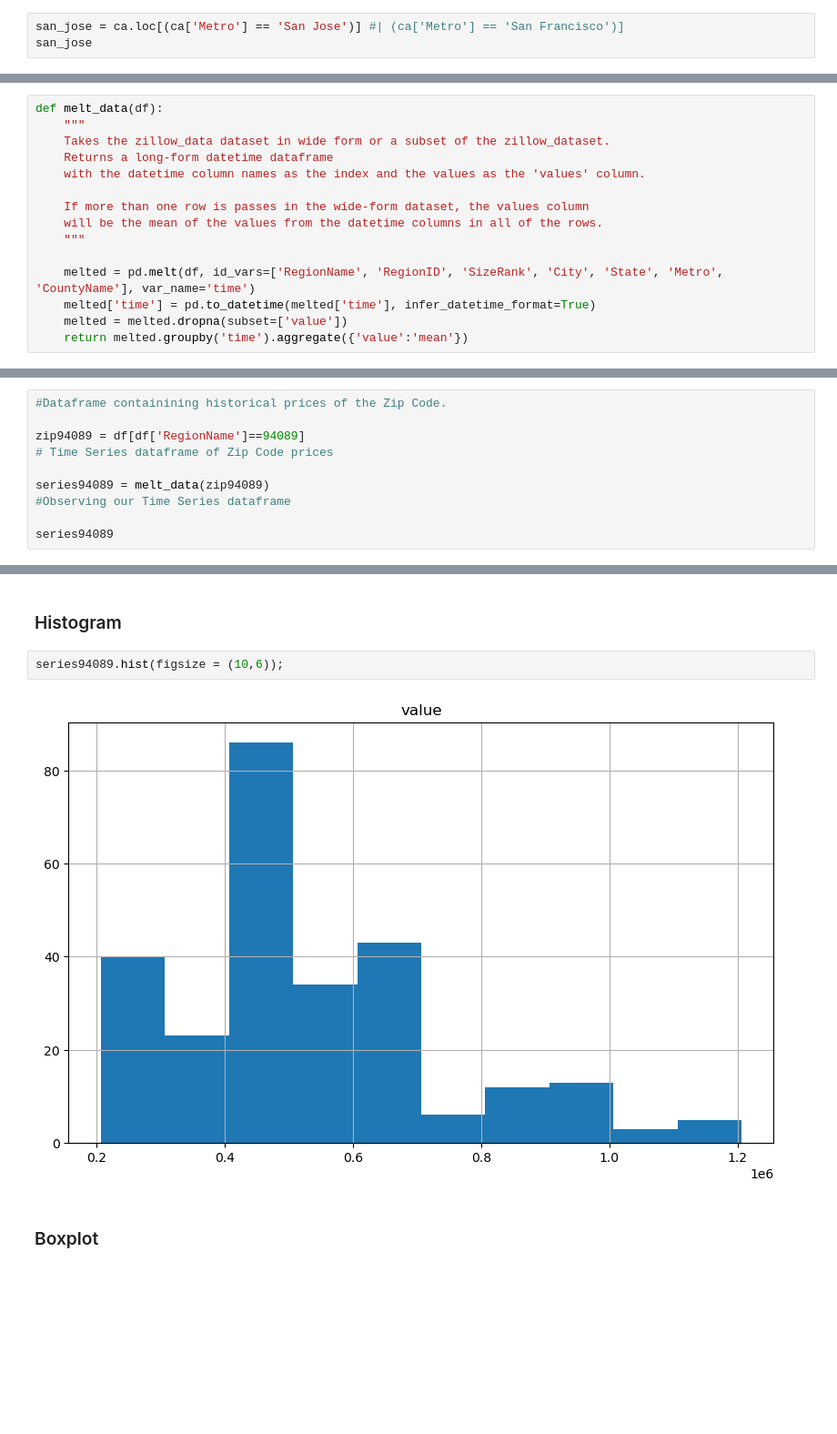
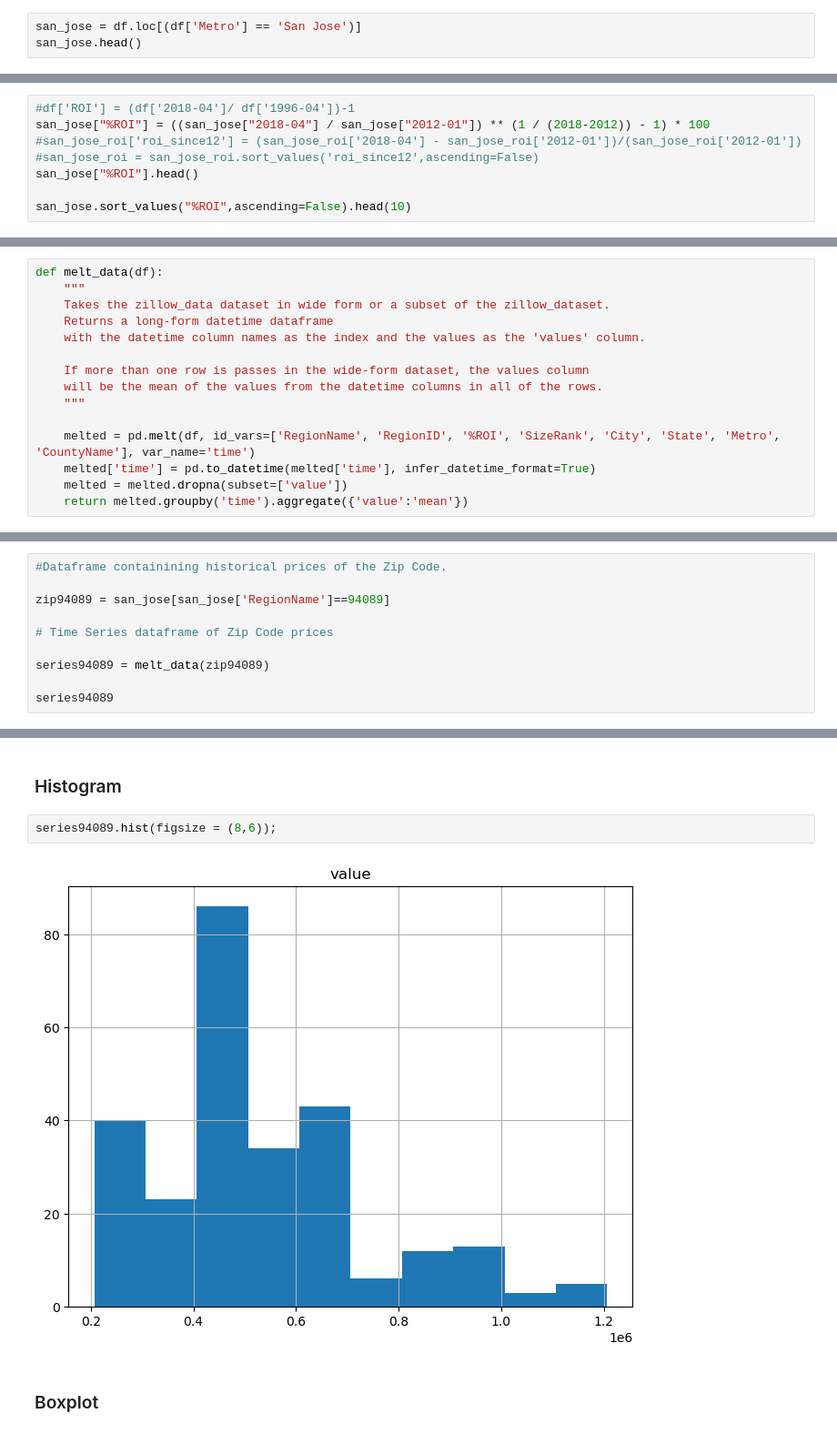
Before and after one commit to lalynjay/Time_series_analysis, a Jupyter notebook: Time_series_analysis.ipynb, the cells around one changed output, grey strips where cells are left out. Shown at 91% size. Saved outputs shown, nothing was run; the diff lists cells and outputs as text; blank space fills up the shorter version.

```diff
--- a/Time_series_analysis.ipynb
+++ b/Time_series_analysis.ipynb
@@ -122,6 +99,6 @@ Name: CountyName, dtype: int64
 # %%
-san_jose = ca.loc[(ca['Metro'] == 'San Jose')] #| (ca['Metro'] == 'San Francisco')]
-san_jose
+san_jose = df.loc[(df['Metro'] == 'San Jose')]
+san_jose.head()
 # %% [output]
 |  | RegionID | RegionName | City | State | Metro | CountyName | SizeRank | 1996-04 | 1996-05 | 1996-06 | ... |
 | 244 | 97991 | 95123 | San Jose | CA | San Jose | Santa Clara | 245 | 224500.0 | 224800.0 | 225200.0 | ... |
@@ -272,0 +218,8 @@ san_jose['Metro'].nunique()
+# %%
+#df['ROI'] = (df['2018-04']/ df['1996-04'])-1
+san_jose["%ROI"] = ((san_jose["2018-04"] / san_jose["2012-01"]) ** (1 / (2018-2012)) - 1) * 100
+#san_jose_roi['roi_since12'] = (san_jose_roi['2018-04'] - san_jose_roi['2012-01'])/(san_jose_roi['2012-01'])
+#san_jose_roi = san_jose_roi.sort_values('roi_since12',ascending=False)
+san_jose["%ROI"].head()
+
+san_jose.sort_values("%ROI",ascending=False).head(10)
@@ -320,7 +304,7 @@ def melt_data(df):
     will be the mean of the values from the datetime columns in all of the rows.
     """
 
-    melted = pd.melt(df, id_vars=['RegionName', 'RegionID', 'SizeRank', 'City', 'State', 'Metro', 'CountyName'], var_name='time')
+    melted = pd.melt(df, id_vars=['RegionName', 'RegionID', '%ROI', 'SizeRank', 'City', 'State', 'Metro', 'CountyName'], var_name='time')
     melted['time'] = pd.to_datetime(melted['time'], infer_datetime_format=True)
     melted = melted.dropna(subset=['value'])
     return melted.groupby('time').aggregate({'value':'mean'})
@@ -338,11 +311,11 @@ def melt_data(df):
 # %%
 #Dataframe containining historical prices of the Zip Code.
 
-zip94089 = df[df['RegionName']==94089]
+zip94089 = san_jose[san_jose['RegionName']==94089]
+
 # Time Series dataframe of Zip Code prices
 
 series94089 = melt_data(zip94089)
-#Observing our Time Series dataframe
 
 series94089
 # %% [output]
@@ -410,9 +366,9 @@ df_annual.plot(figsize = (15,5), subplots=False, legend=True);
 # %% [markdown]
 ### Histogram
 # %%
-series94089.hist(figsize = (10,6));
+series94089.hist(figsize = (8,6));
 # %% [output]
-[figure, old version]
+[figure, new version]
 # %% [markdown]
 ### Boxplot
 # %%
```
Also changed, not shown: parts of 62 cells of this notebook.
